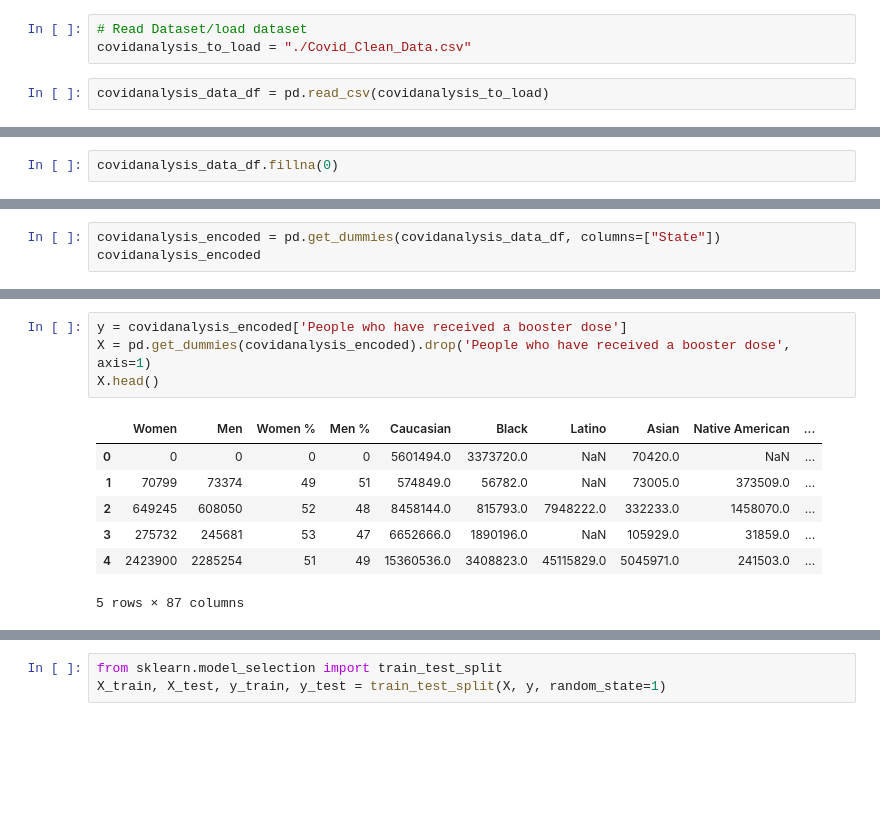
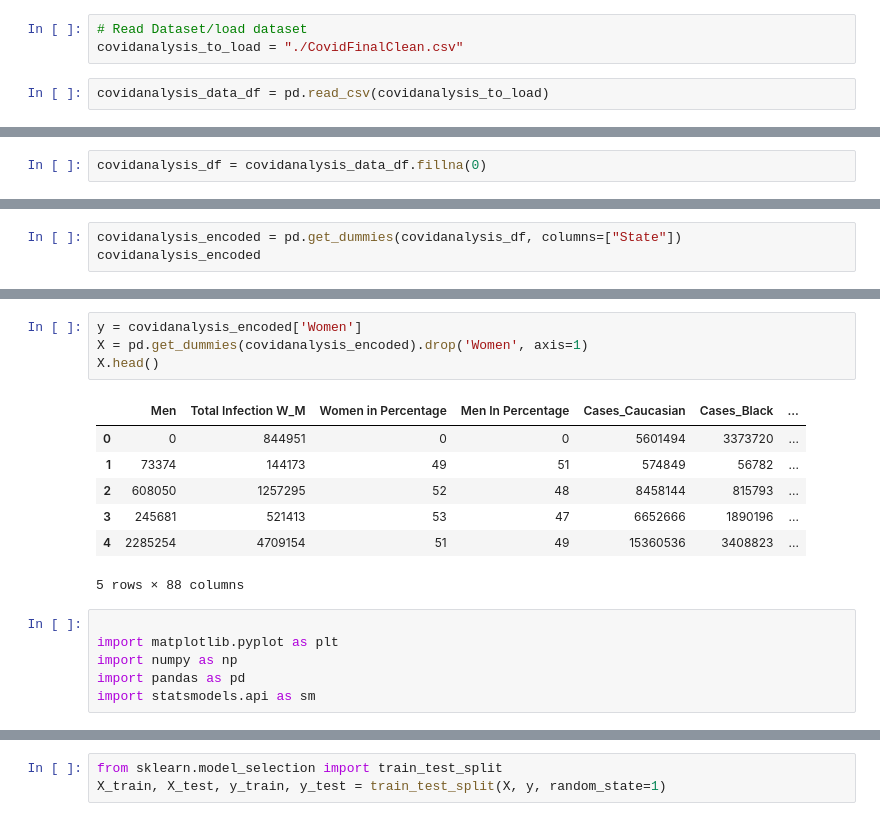
Before and after one commit to antirose/CovidInfectionAnalysis, a Jupyter notebook: machine learning model/machine_learning.ipynb, the cells around one changed output, grey strips where cells are left out. Cells and saved outputs as stored; diff of their text form; blank space fills up the shorter version.

```diff
--- a/machine learning model/machine_learning.ipynb
+++ b/machine learning model/machine_learning.ipynb
@@ -15,7 +15,7 @@ from sklearn.linear_model import LinearRegression
 from sklearn.metrics import r2_score, mean_squared_error
 # %%
 # Read Dataset/load dataset
-covidanalysis_to_load = "./Covid_Clean_Data.csv"
+covidanalysis_to_load = "./CovidFinalClean.csv"
 # %%
 covidanalysis_data_df = pd.read_csv(covidanalysis_to_load)
 # %%
@@ -64,2 +64,2 @@ covidanalysis_data_df.isnull()
 # %%
-covidanalysis_data_df.fillna(0)
+covidanalysis_df = covidanalysis_data_df.fillna(0)
@@ -106,4 +155,4 @@ max                                            59.000000
 # %%
-covidanalysis_encoded = pd.get_dummies(covidanalysis_data_df, columns=["State"])
+covidanalysis_encoded = pd.get_dummies(covidanalysis_df, columns=["State"])
 covidanalysis_encoded
 # %% [output]
@@ -143,15 +192,21 @@ Length: 88, dtype: object
 # %%
-y = covidanalysis_encoded['People who have received a booster dose']
-X = pd.get_dummies(covidanalysis_encoded).drop('People who have received a booster dose', axis=1)
+y = covidanalysis_encoded['Women']
+X = pd.get_dummies(covidanalysis_encoded).drop('Women', axis=1)
 X.head()
 # %% [output]
-|  | Women | Men | Women % | Men % | Caucasian | Black | Latino | Asian | Native American | ... |
-| 0 | 0 | 0 | 0 | 0 | 5601494.0 | 3373720.0 | NaN | 70420.0 | NaN | ... |
-| 1 | 70799 | 73374 | 49 | 51 | 574849.0 | 56782.0 | NaN | 73005.0 | 373509.0 | ... |
-| 2 | 649245 | 608050 | 52 | 48 | 8458144.0 | 815793.0 | 7948222.0 | 332233.0 | 1458070.0 | ... |
-| 3 | 275732 | 245681 | 53 | 47 | 6652666.0 | 1890196.0 | NaN | 105929.0 | 31859.0 | ... |
-| 4 | 2423900 | 2285254 | 51 | 49 | 15360536.0 | 3408823.0 | 45115829.0 | 5045971.0 | 241503.0 | ... |
+|  | Men | Total Infection W_M | Women in Percentage | Men In Percentage | Cases_Caucasian | Cases_Black | ... |
+| 0 | 0 | 844951 | 0 | 0 | 5601494 | 3373720 | ... |
+| 1 | 73374 | 144173 | 49 | 51 | 574849 | 56782 | ... |
+| 2 | 608050 | 1257295 | 52 | 48 | 8458144 | 815793 | ... |
+| 3 | 245681 | 521413 | 53 | 47 | 6652666 | 1890196 | ... |
+| 4 | 2285254 | 4709154 | 51 | 49 | 15360536 | 3408823 | ... |
-5 rows × 87 columns
+5 rows × 88 columns
+# %%
+
+import matplotlib.pyplot as plt
+import numpy as np
+import pandas as pd
+import statsmodels.api as sm
 # %%
 model = sm.OLS(y, X)
 results = model.fit()
```
Also changed, not shown: parts of 22 cells of this notebook, 10 other files.
